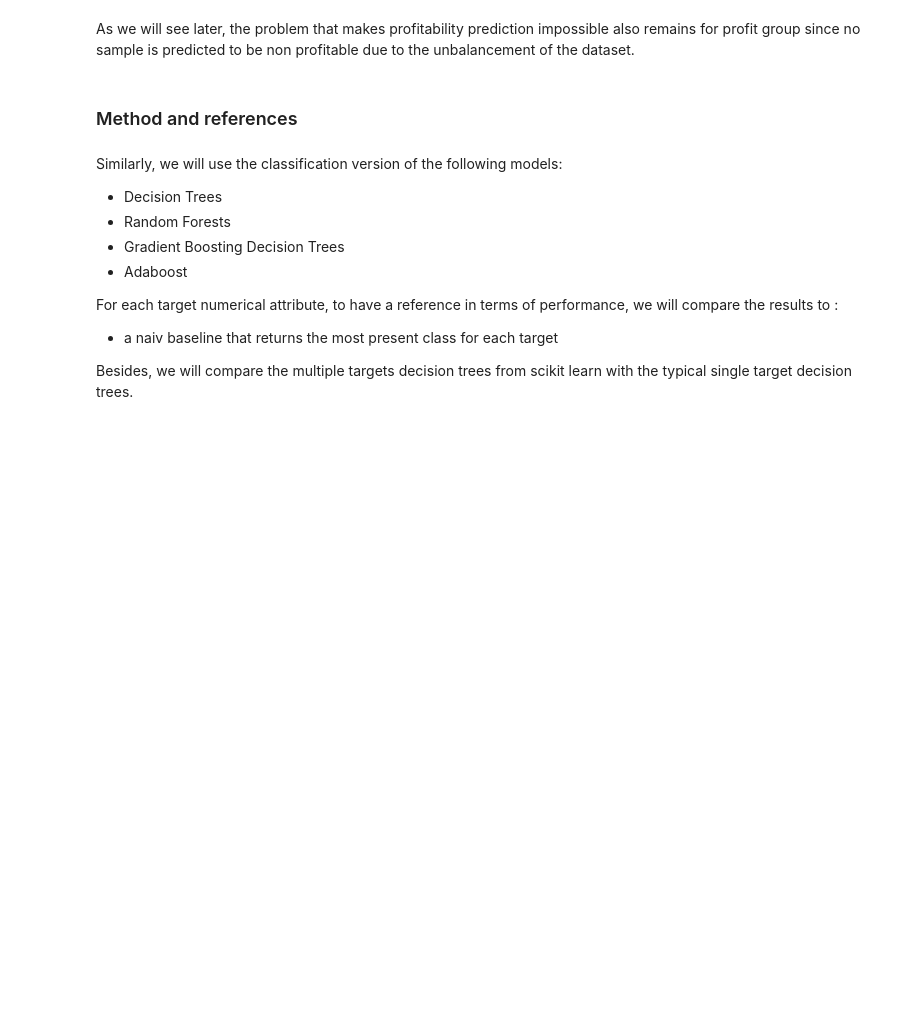
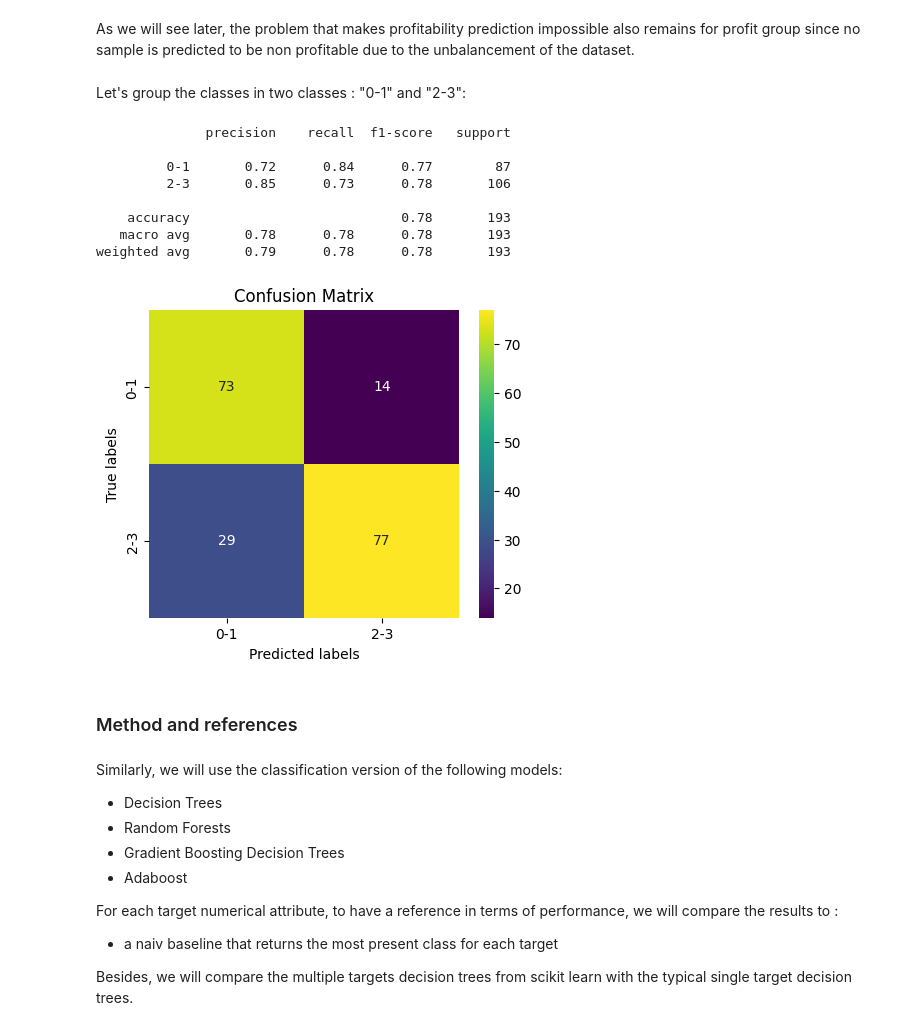
Before and after one commit to guimath/TMDb-Data-Mining, a Jupyter notebook: regression_classification.ipynb, the cells around one changed output. Saved outputs shown, nothing was run; the diff lists cells and outputs as text; code cells hidden in the pictures; blank space fills up the shorter version.

```diff
--- a/regression_classification.ipynb
+++ b/regression_classification.ipynb
@@ -1499,3 +1474,33 @@ df = pd.DataFrame(report_data)
 
 # Save DataFrame to CSV
 df.to_csv("classification_report.csv",sep="&", index=False)
+# %% [markdown]
+Let's group the classes in two classes : "0-1" and "2-3":
+# %%
+pred=dic_best_estimators_ensembles["Adaboost"][0]["profit_groups"].predict(X_test_prepared).round().astype(int)<2
+modif_pred=np.where(pred, "0-1", "2-3")
+y_true=y_test["profit_groups"]<2
+modif_true=y_true.replace({True: "0-1", False: "2-3"})
+class_report=classification_report(modif_true, modif_pred)
+print(class_report)
+
+# pred=dic_best_estimators_ensembles["Adaboost"][0]["profit_groups"].predict(X_train_prepared).round().astype(int)
+# print(classification_report(y_train["profit_groups"], pred))
+#print(confusion_matrix(y_test1, idx))
+cm = confusion_matrix(modif_true,modif_pred,labels=["0-1", "2-3"])
+
+
+fig, ax= plt.subplots(figsize=(5, 4))
+sns.heatmap(cm, annot=True, fmt='g', ax=ax, cmap = 'viridis',xticklabels=["0-1", "2-3"], yticklabels=["0-1", "2-3"]);  #annot=True to annotate cells, ftm='g' to disable scientific notation
+ax.set_xlabel('Predicted labels');ax.set_ylabel('True labels');
+ax.set_title('Confusion Matrix');
+# %% [output]
+              precision    recall  f1-score   support
+
+         0-1       0.72      0.84      0.77        87
+         2-3       0.85      0.73      0.78       106
+
+    accuracy                           0.78       193
+   macro avg       0.78      0.78      0.78       193
+weighted avg       0.79      0.78      0.78       193
+[figure, added]
```
Also changed, not shown: parts of 17 cells of this notebook.
